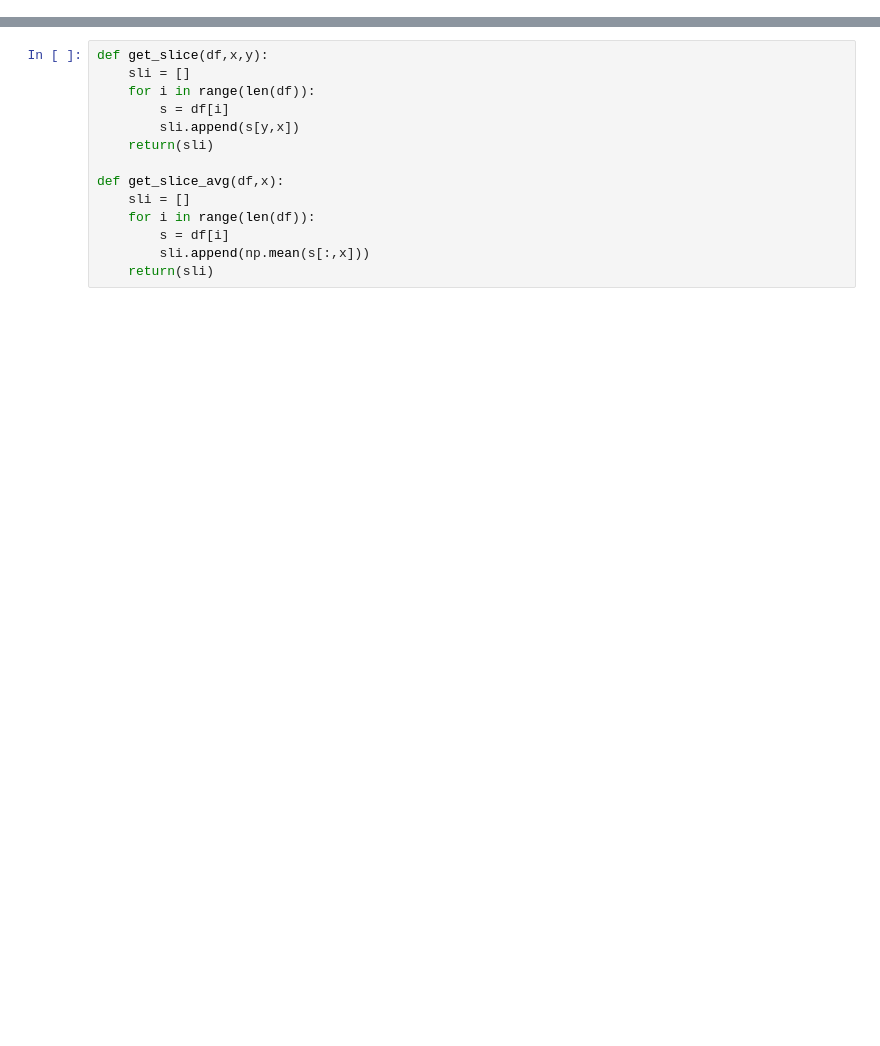
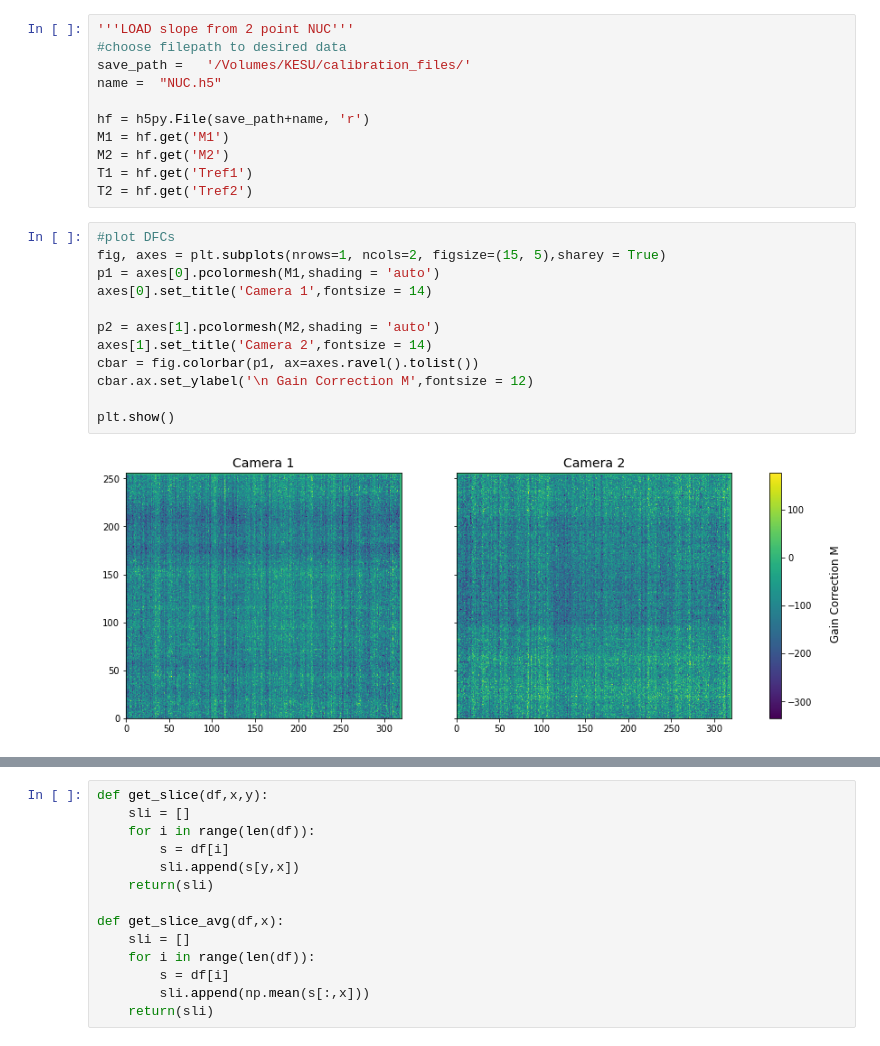
Before and after one commit to Polarization-Lab/IRCSP, a Jupyter notebook: calibration/calculate_LUT_with_NUC.ipynb, the cells around one changed output, grey strips where cells are left out. Saved outputs shown, nothing was run; the diff lists cells and outputs as text; blank space fills up the shorter version.

```diff
--- a/calibration/calculate_LUT_with_NUC.ipynb
+++ b/calibration/calculate_LUT_with_NUC.ipynb
@@ -255,0 +34,25 @@ plt.show()
+# %%
+'''LOAD slope from 2 point NUC'''
+#choose filepath to desired data
+save_path =   '/Volumes/KESU/calibration_files/'
+name =  "NUC.h5"
+
+hf = h5py.File(save_path+name, 'r')
+M1 = hf.get('M1')
+M2 = hf.get('M2')
+T1 = hf.get('Tref1')
+T2 = hf.get('Tref2')
+# %%
+#plot DFCs
+fig, axes = plt.subplots(nrows=1, ncols=2, figsize=(15, 5),sharey = True)
+p1 = axes[0].pcolormesh(M1,shading = 'auto')
+axes[0].set_title('Camera 1',fontsize = 14)
+
+p2 = axes[1].pcolormesh(M2,shading = 'auto')
+axes[1].set_title('Camera 2',fontsize = 14)
+cbar = fig.colorbar(p1, ax=axes.ravel().tolist())
+cbar.ax.set_ylabel('\n Gain Correction M',fontsize = 12)
+
+plt.show()
+# %% [output]
+[figure, added]
```
Also changed, not shown: parts of 52 cells of this notebook, 7 other files.
